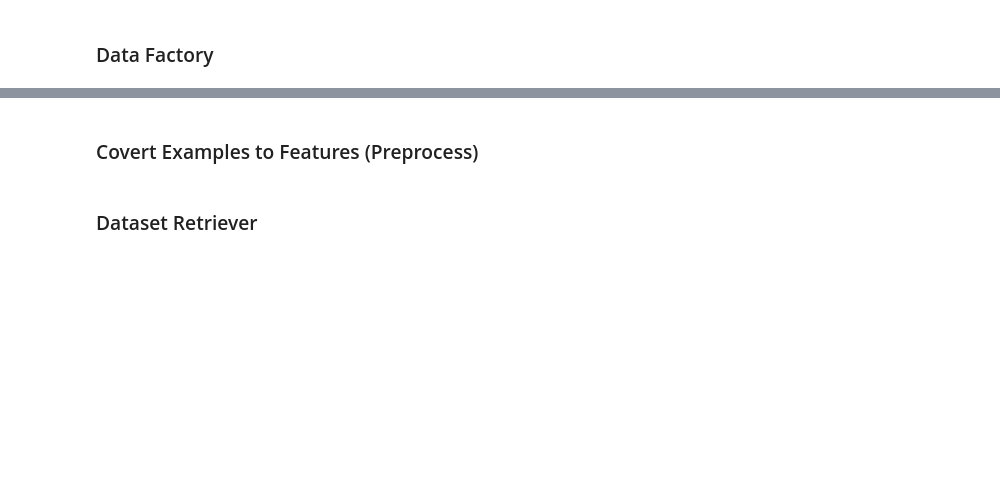
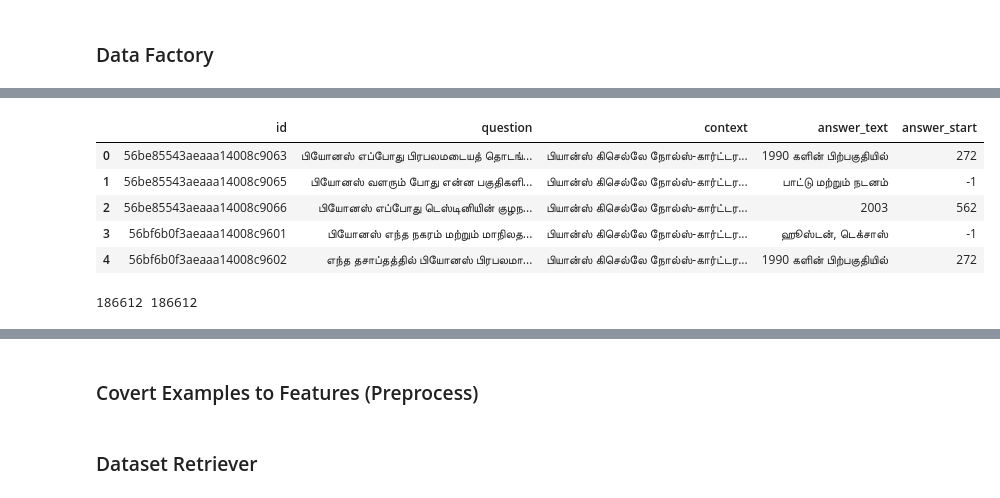
Before and after one commit to aruaru0/kaggle_colab_notebooks_no01, a Jupyter notebook: chaii_qa_5_fold_xlmroberta_torch_fit_multi_sample_dropout.ipynb, the cells around one changed output, grey strips where cells are left out. Drawn from its saved outputs; the diff is of its cells as text; code cells hidden in the pictures; blank space fills up the shorter version.

```diff
--- a/chaii_qa_5_fold_xlmroberta_torch_fit_multi_sample_dropout.ipynb
+++ b/chaii_qa_5_fold_xlmroberta_torch_fit_multi_sample_dropout.ipynb
@@ -334,0 +358,23 @@ acc_step 4 lr 1e-06 wd 0.001 400-45 seed 42
+# %%
+external_tamil_xquad2 = pd.read_csv('/content/input/google-translated-squad20-to-hindi-and-tamil/squad_ta.csv')
+
+text, start = [], []
+for i in range(len(external_tamil_xquad2)):
+  ans = external_tamil_xquad2['answers'][i]
+  dic = ast.literal_eval(ans)[0]
+  text.append(dic['text'])
+  start.append(dic['answer_start'])
+
+external_tamil_xquad2['answer_text'] = text
+external_tamil_xquad2['answer_start'] = start
+external_tamil_xquad['language'] = "tamil"
+
+external_tamil_xquad2 = external_tamil_xquad2.drop(['answers','c_id','is_in'], axis=1)
+external_tamil_xquad2.head()
+# %% [output]
+|  | id | question | context | answer_text | answer_start |
+| 0 | 56be85543aeaaa14008c9063 | பியோனஸ் எப்போது பிரபலமடையத் தொடங்... | பியான்ஸ் கிசெல்லே நோல்ஸ்-கார்ட்டர... | 1990 களின் பிற்பகுதியில் | 272 |
+| 1 | 56be85543aeaaa14008c9065 | பியோனஸ் வளரும் போது என்ன பகுதிகளி... | பியான்ஸ் கிசெல்லே நோல்ஸ்-கார்ட்டர... | பாட்டு மற்றும் நடனம் | -1 |
+| 2 | 56be85543aeaaa14008c9066 | பியோனஸ் எப்போது டெஸ்டினியின் குழந... | பியான்ஸ் கிசெல்லே நோல்ஸ்-கார்ட்டர... | 2003 | 562 |
+| 3 | 56bf6b0f3aeaaa14008c9601 | பியோனஸ் எந்த நகரம் மற்றும் மாநிலத... | பியான்ஸ் கிசெல்லே நோல்ஸ்-கார்ட்டர... | ஹூஸ்டன், டெக்சாஸ் | -1 |
+| 4 | 56bf6b0f3aeaaa14008c9602 | எந்த தசாப்தத்தில் பியோனஸ் பிரபலமா... | பியான்ஸ் கிசெல்லே நோல்ஸ்-கார்ட்டர... | 1990 களின் பிற்பகுதியில் | 272 |
@@ -335 +402,5 @@ acc_step 4 lr 1e-06 wd 0.001 400-45 seed 42
+# %%
+print(len(train),len(train['id'].unique()))
+# %% [output]
+186612 186612
 # %%
```
Also changed, not shown: parts of 14 cells of this notebook.
